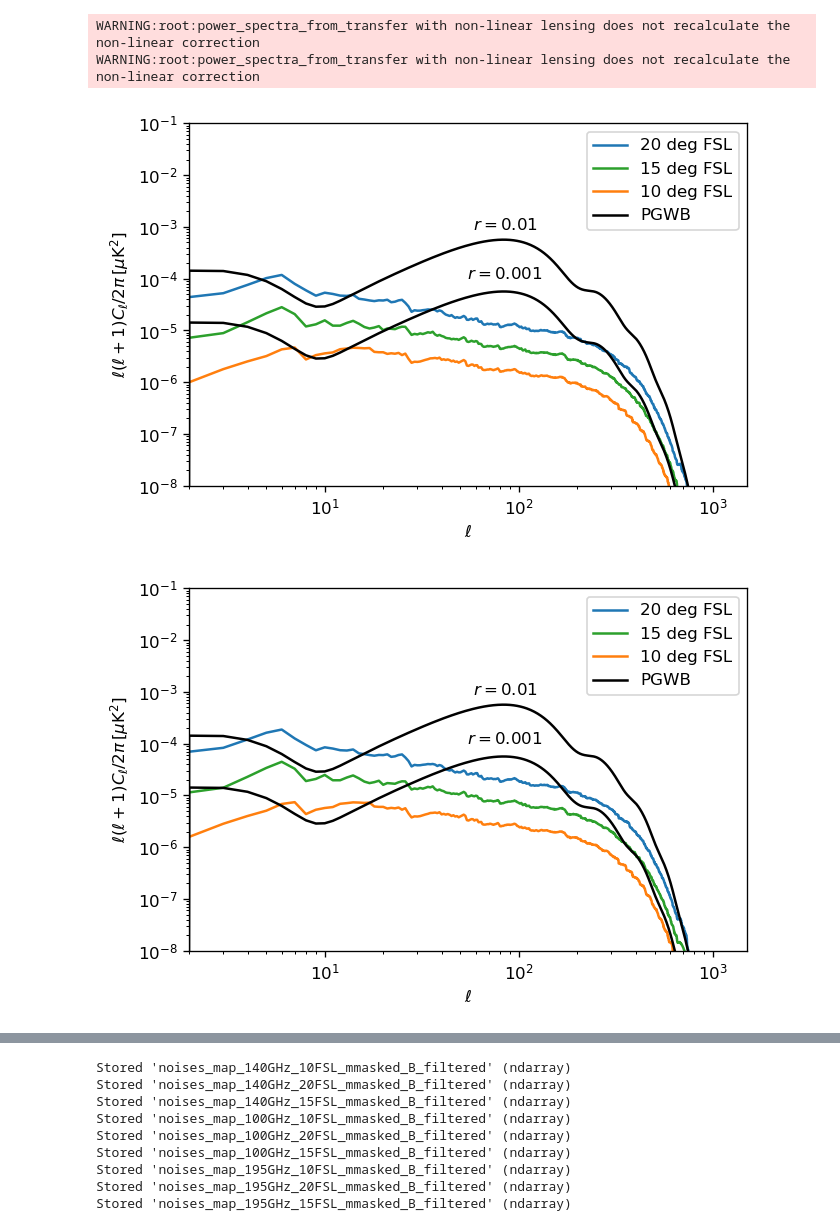
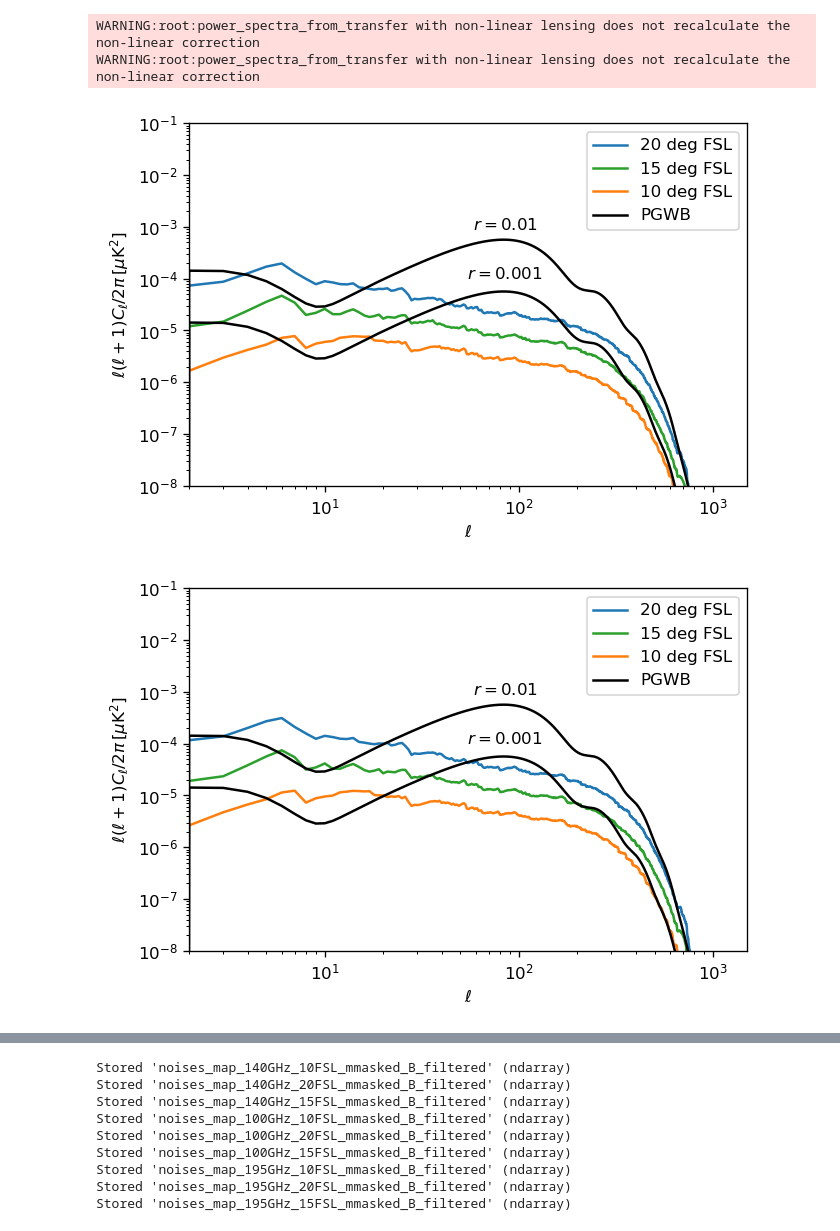
Before and after one commit to skycattmll/Jun-Yan_Zhang_TFM_codes, a Jupyter notebook: PySM d1 s1 foreground & beam profile.ipynb, the cells around one changed output, grey strips where cells are left out. Saved outputs shown, nothing was run; the diff lists cells and outputs as text; code cells hidden in the pictures.

```diff
--- a/PySM d1 s1 foreground & beam profile.ipynb
+++ b/PySM d1 s1 foreground & beam profile.ipynb
@@ -382,9 +382,9 @@ def ant(ls):
 
 ls = np.arange(3*Nside)
 plt.figure(dpi=120)
-plt.plot(ls,ls*(ls+1)*noises_map_100GHz_20FSL_mmasked_B_filtered/2/np.pi,c='C0')
-plt.plot(ls,ls*(ls+1)*noises_map_100GHz_15FSL_mmasked_B_filtered/2/np.pi,c='C2')
-plt.plot(ls,ls*(ls+1)*noises_map_100GHz_10FSL_mmasked_B_filtered/2/np.pi,c='C1')
+plt.plot(ls,ls*(ls+1)*noises_map_100GHz_20FSL_mmasked_B_filtered/2/np.pi/0.6,c='C0')        #0.6   sky fraction factor
+plt.plot(ls,ls*(ls+1)*noises_map_100GHz_15FSL_mmasked_B_filtered/2/np.pi/0.6,c='C2')
+plt.plot(ls,ls*(ls+1)*noises_map_100GHz_10FSL_mmasked_B_filtered/2/np.pi/0.6,c='C1')
 plt.plot(np.arange(1501),cl56[:,2]*ant(np.arange(1501)),'black')
 plt.plot(np.arange(1501),cl01[:,2]*ant(np.arange(1501)),'black')
 
@@ -415,9 +415,9 @@ noises_map_140GHz_15FSL_mmasked_B_filtered=np.exp(signal.medfilt(np.log(noises_m
 
 
 plt.figure(dpi=120)
-plt.plot(ls,ls*(ls+1)*noises_map_140GHz_20FSL_mmasked_B_filtered/2/np.pi,c='C0')
-plt.plot(ls,ls*(ls+1)*noises_map_140GHz_15FSL_mmasked_B_filtered/2/np.pi,c='C2')
-plt.plot(ls,ls*(ls+1)*noises_map_140GHz_10FSL_mmasked_B_filtered/2/np.pi,c='C1')
+plt.plot(ls,ls*(ls+1)*noises_map_140GHz_20FSL_mmasked_B_filtered/2/np.pi/0.6,c='C0')
+plt.plot(ls,ls*(ls+1)*noises_map_140GHz_15FSL_mmasked_B_filtered/2/np.pi/0.6,c='C2')
+plt.plot(ls,ls*(ls+1)*noises_map_140GHz_10FSL_mmasked_B_filtered/2/np.pi/0.6,c='C1')
 plt.plot(np.arange(1501),cl56[:,2]*ant(np.arange(1501)),'black')
 plt.plot(np.arange(1501),cl01[:,2]*ant(np.arange(1501)),'black')
 
@@ -432,35 +432,35 @@ plt.yscale('log')
 plt.ylabel(r'$\ell(\ell+1)C_\ell/2\pi\,[\mu {\rm K}^2]$')
 plt.legend(['20 deg FSL','15 deg FSL','10 deg FSL','PGWB']);
 plt.xlabel(r'$\ell$');
 plt.show()
 
 
 #195GHz
 from scipy import signal
 noises_map_195GHz_20FSL_mmasked_B_filtered=np.exp(signal.medfilt(np.log(noises_map_195GHz_20FSL_mmasked_TEB[2]),kernel_size=101))
 noises_map_195GHz_10FSL_mmasked_B_filtered=np.exp(signal.medfilt(np.log(noises_map_195GHz_10FSL_mmasked_TEB[2]),kernel_size=101))
 noises_map_195GHz_15FSL_mmasked_B_filtered=np.exp(signal.medfilt(np.log(noises_map_195GHz_15FSL_mmasked_TEB[2]),kernel_size=101))
 
 
 plt.figure(dpi=120)
-plt.plot(ls,ls*(ls+1)*noises_map_195GHz_20FSL_mmasked_B_filtered/2/np.pi,c='C0')
-plt.plot(ls,ls*(ls+1)*noises_map_195GHz_15FSL_mmasked_B_filtered/2/np.pi,c='C2')
-plt.plot(ls,ls*(ls+1)*noises_map_195GHz_10FSL_mmasked_B_filtered/2/np.pi,c='C1')
+plt.plot(ls,ls*(ls+1)*noises_map_195GHz_20FSL_mmasked_B_filtered/2/np.pi/0.6,c='C0')
+plt.plot(ls,ls*(ls+1)*noises_map_195GHz_15FSL_mmasked_B_filtered/2/np.pi/0.6,c='C2')
+plt.plot(ls,ls*(ls+1)*noises_map_195GHz_10FSL_mmasked_B_filtered/2/np.pi/0.6,c='C1')
 plt.plot(np.arange(1501),cl56[:,2]*ant(np.arange(1501)),'black')
 plt.plot(np.arange(1501),cl01[:,2]*ant(np.arange(1501)),'black')
 
 plt.annotate(r'$r=0.01$',xy=(32,0.008),xytext=(+30,-30),textcoords='offset points',fontsize=10,color='black')
 plt.annotate(r'$r=0.001$',xy=(30,0.0009),xytext=(+30,-30),textcoords='offset points',fontsize=10,color='black')
 
 # plt.title('Noise caused by mismatching beam covering PGWB  @195GHz')
 plt.xlim([2,1500])
 plt.ylim([0.00000001,0.1])
 plt.xscale('log')
 plt.yscale('log')
 plt.ylabel(r'$\ell(\ell+1)C_\ell/2\pi\,[\mu {\rm K}^2]$')
 plt.legend(['20 deg FSL','15 deg FSL','10 deg FSL','PGWB']);
 plt.xlabel(r'$\ell$');
 plt.show()
 # %% [output]
-[figure, old version]
+[figure, new version]
-[figure, old version]
+[figure, new version]
```
Also changed, not shown: parts of 36 cells of this notebook, 1 other file.
